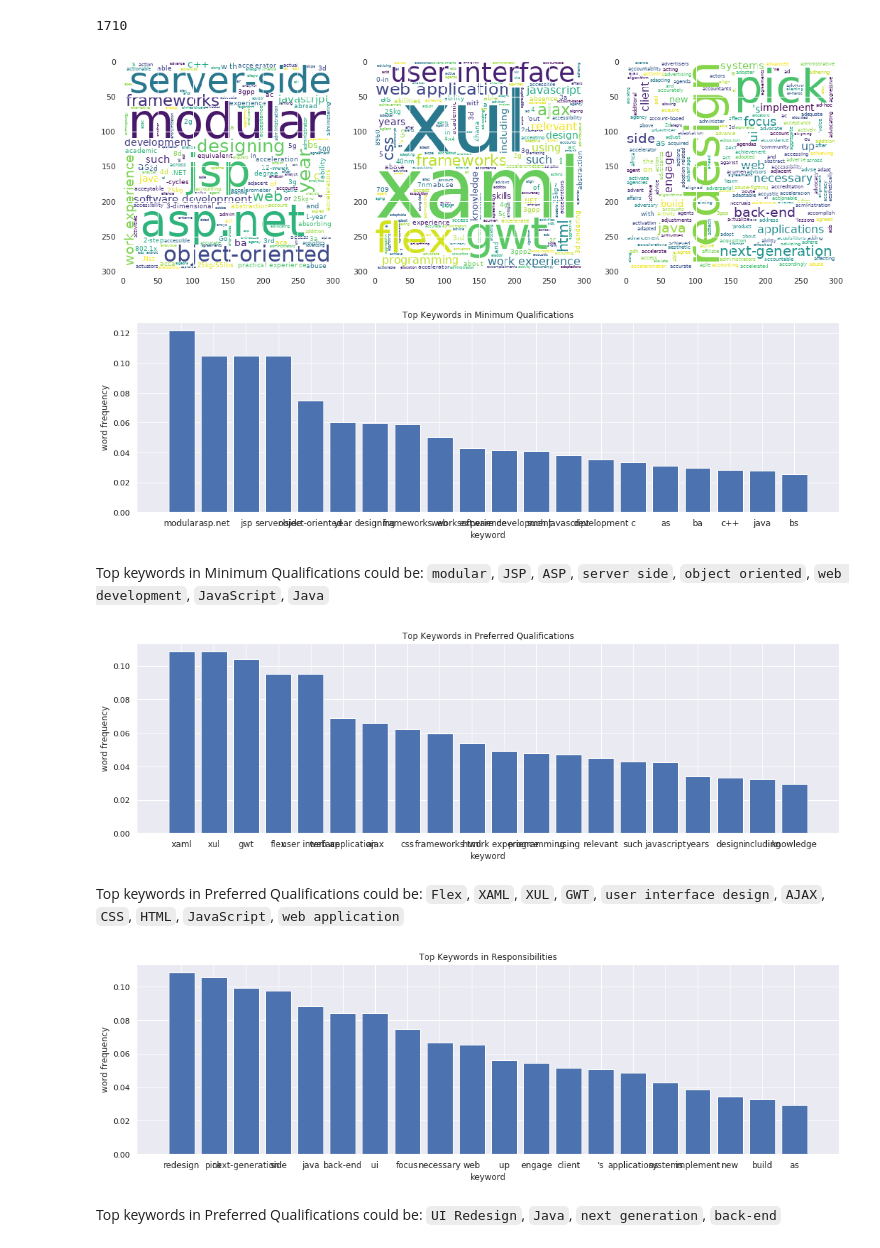
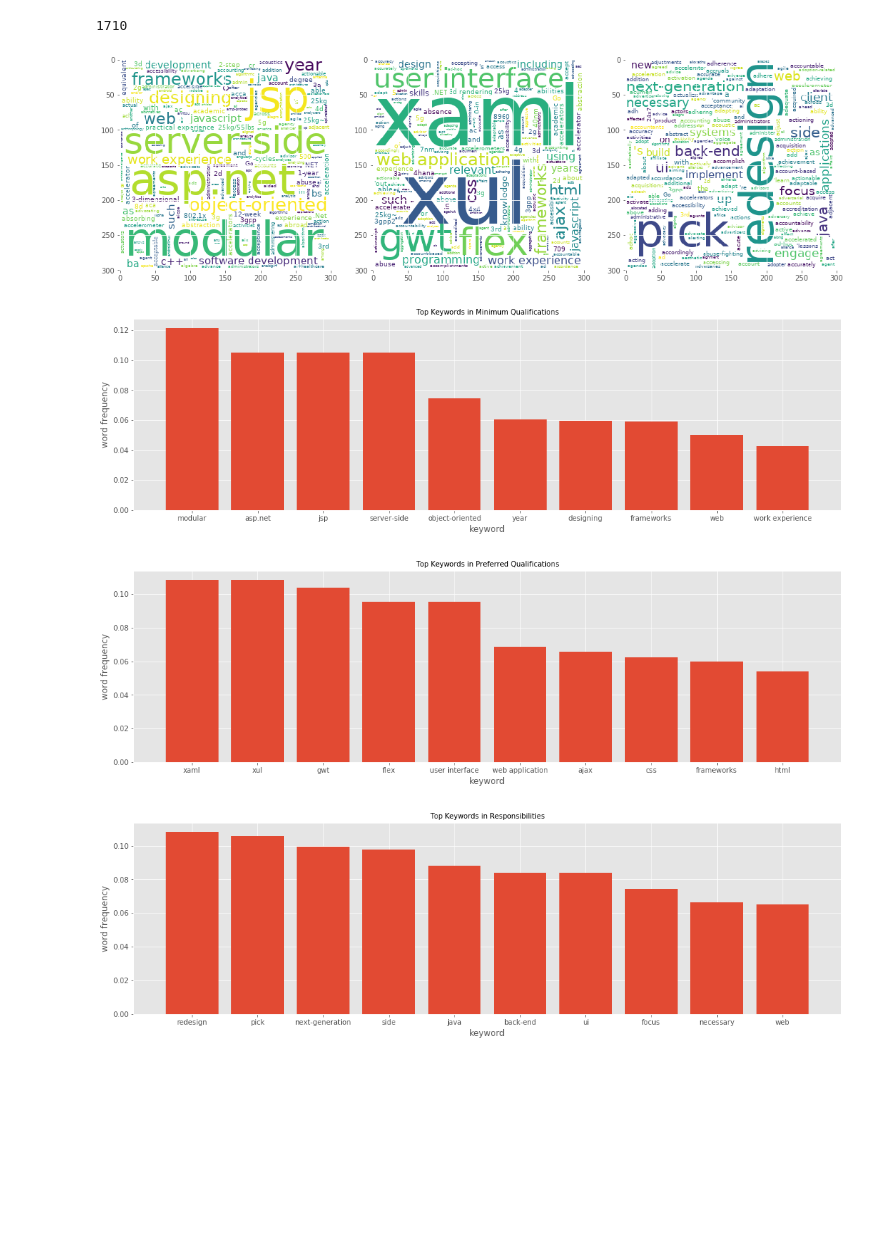
Before and after one commit to aesophor/DataScience, a Jupyter notebook: 05-Final-Project/Analyzing Google Career and Skills.ipynb, the cells around one changed output. Saved outputs shown, nothing was run; the diff lists cells and outputs as text; code cells hidden in the pictures; blank space fills up the shorter version.

```diff
--- a/05-Final-Project/Analyzing Google Career and Skills.ipynb
+++ b/05-Final-Project/Analyzing Google Career and Skills.ipynb
@@ -449,48 +447,42 @@ font_path = r'/usr/share/fonts/dejavu/DejaVuSans.ttf'
 plt.figure(figsize=(18, 6))
 
 # Minimum Qualification Word Cloud
-ax1 = plt.subplot(1, 3, 1)
+ax1 = plt.subplot(131)
 plot_tfidf_wordcloud(min_qual_tfidfm, text_index=0, ax=ax1, font_path=font_path, height=300, width=300)
 
 # Preferred Qualification Word Cloud
-ax2 = plt.subplot(1, 3, 2)
+ax2 = plt.subplot(132)
 plot_tfidf_wordcloud(pref_qual_tfidfm, text_index=0, ax=ax2, font_path=font_path, height=300, width=300)
 
 # Responsibilities Word Cloud
-ax3 = plt.subplot(1, 3, 3)
+ax3 = plt.subplot(133)
 plot_tfidf_wordcloud(resp_tfidfm, text_index=0, ax=ax3, font_path=font_path, height=300, width=300)
 # %% [output]
-[figure, old version]
+[figure, new version]
 # %%
 plt.figure(figsize=(18, 5))
 ax1 = plt.subplot(1, 1, 1)
 plt.xlabel('keyword')
 plt.ylabel('word frequency')
 title = 'Top Keywords in Minimum Qualifications'
-plot_tfidf_bar(min_qual_tfidfm, text_index=0, ax=ax1, font_path=font_path, title=title)
+plot_tfidf_bar(min_qual_tfidfm, text_index=0, ax=ax1, font_path=font_path, bin=10, title=title)
 # %% [output]
-[figure, old version]
+[figure, new version]
-# %% [markdown]
-Top keywords in Minimum Qualifications could be: `modular`, `JSP`, `ASP`, `server side`, `object oriented`, `web development`, `JavaScript`, `Java`
 # %%
 plt.figure(figsize=(18, 5))
 ax1 = plt.subplot(1, 1, 1)
 plt.xlabel('keyword')
 plt.ylabel('word frequency')
 title = 'Top Keywords in Preferred Qualifications'
-plot_tfidf_bar(pref_qual_tfidfm, text_index=0, ax=ax1, font_path=font_path, title=title)
+plot_tfidf_bar(pref_qual_tfidfm, text_index=0, ax=ax1, font_path=font_path, bin=10, title=title)
 # %% [output]
-[figure, old version]
+[figure, new version]
-# %% [markdown]
-Top keywords in Preferred Qualifications could be: `Flex`, `XAML`, `XUL`, `GWT`, `user interface design`, `AJAX`, `CSS`, `HTML`, `JavaScript`, `web application`
 # %%
 plt.figure(figsize=(18, 5))
 ax1 = plt.subplot(1, 1, 1)
 plt.xlabel('keyword')
 plt.ylabel('word frequency')
 title = 'Top Keywords in Responsibilities'
-plot_tfidf_bar(resp_tfidfm, text_index=0, ax=ax1, font_path=font_path, title=title)
+plot_tfidf_bar(resp_tfidfm, text_index=0, ax=ax1, font_path=font_path, bin=10, title=title)
 # %% [output]
-[figure, old version]
+[figure, new version]
-# %% [markdown]
-Top keywords in Preferred Qualifications could be: `UI Redesign`, `Java`, `next generation`, `back-end`
```
Also changed, not shown: parts of 3 cells of this notebook, 1 other file.
